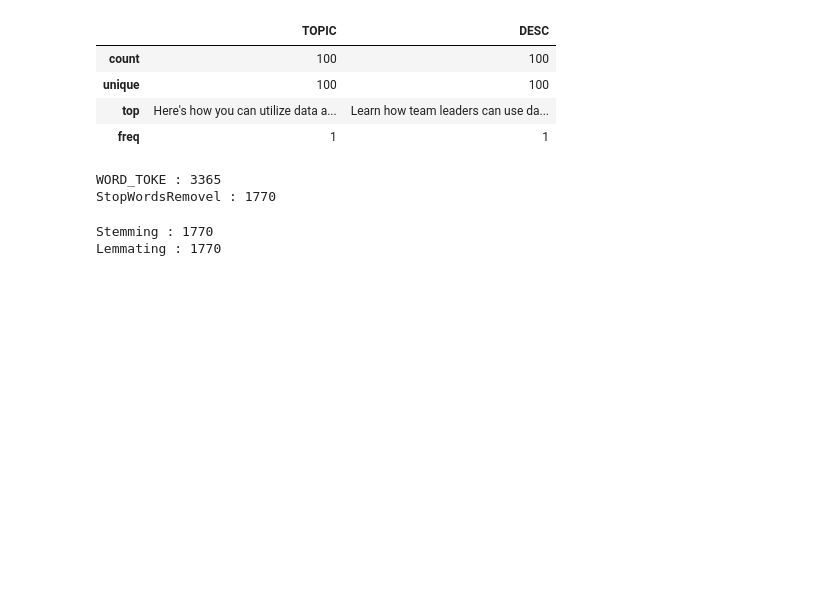
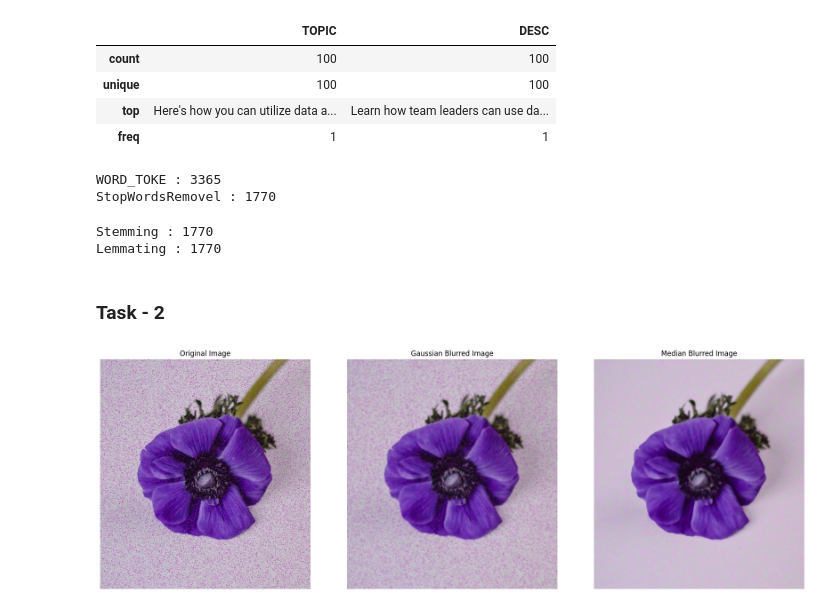
Before and after one commit to aaronjoju07/Adv_Data_Analysis, a Jupyter notebook: cia1/analysis.ipynb, the cells around one changed output. Saved outputs shown, nothing was run; the diff lists cells and outputs as text; code cells hidden in the pictures; blank space fills up the shorter version.

```diff
--- a/cia1/analysis.ipynb
+++ b/cia1/analysis.ipynb
@@ -58,3 +60,49 @@ print("Lemmating :", len(lemmating))
 # %% [output]
 Stemming : 1770
 Lemmating : 1770
+# %% [markdown]
+### Task - 2
+# %%
+import cv2
+import numpy as np
+import matplotlib.pyplot as plt
+
+# Load the image
+img_path = '/Users/aaronjoju/Desktop/purple-flower-on-white-surface-with-noise.jpg'
+img = cv2.imread(img_path)
+
+# Check if image loading was successful
+if img is None:
+    print(f'Error: Unable to load image from {img_path}')
+    exit()
+
+# Apply Gaussian blur to the image
+blurred_img = cv2.GaussianBlur(img, (7, 7), 0)
+
+# Apply median blur to the image
+median_blurred_img = cv2.medianBlur(img, 7)
+
+# Convert BGR image to RGB for matplotlib
+img_rgb = cv2.cvtColor(img, cv2.COLOR_BGR2RGB)
+blurred_img_rgb = cv2.cvtColor(blurred_img, cv2.COLOR_BGR2RGB)
+median_blurred_img_rgb = cv2.cvtColor(median_blurred_img, cv2.COLOR_BGR2RGB)
+
+# Plotting
+fig, axs = plt.subplots(1, 3, figsize=(18, 6))
+
+axs[0].imshow(img_rgb)
+axs[0].set_title('Original Image')
+axs[0].axis('off')
+
+axs[1].imshow(blurred_img_rgb)
+axs[1].set_title('Gaussian Blurred Image')
+axs[1].axis('off')
+
+axs[2].imshow(median_blurred_img_rgb)
+axs[2].set_title('Median Blurred Image')
+axs[2].axis('off')
+
+plt.tight_layout()
+plt.show()
+# %% [output]
+[figure, added]
```
Also changed, not shown: parts of 2 cells of this notebook, 1 other file.
